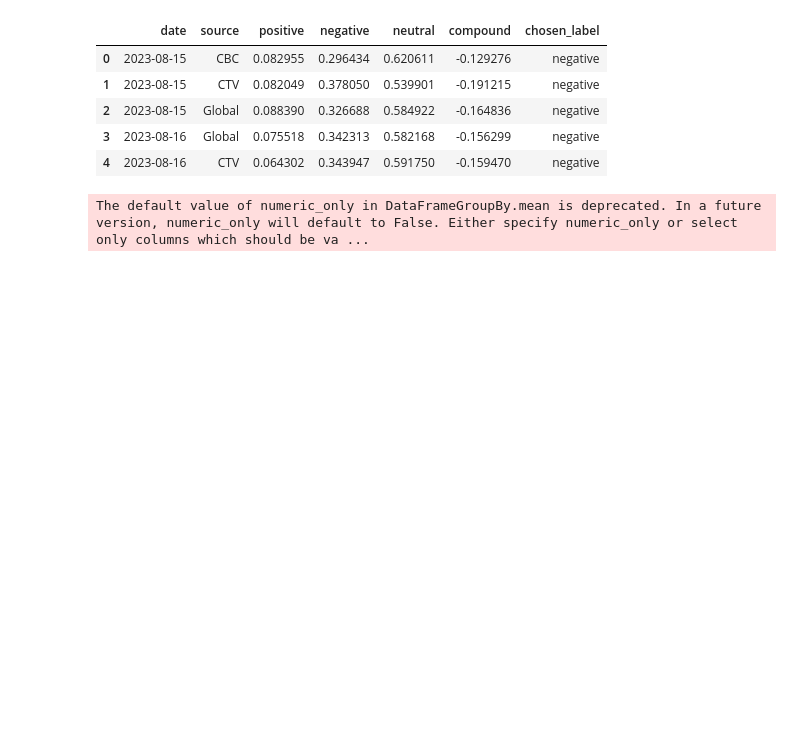
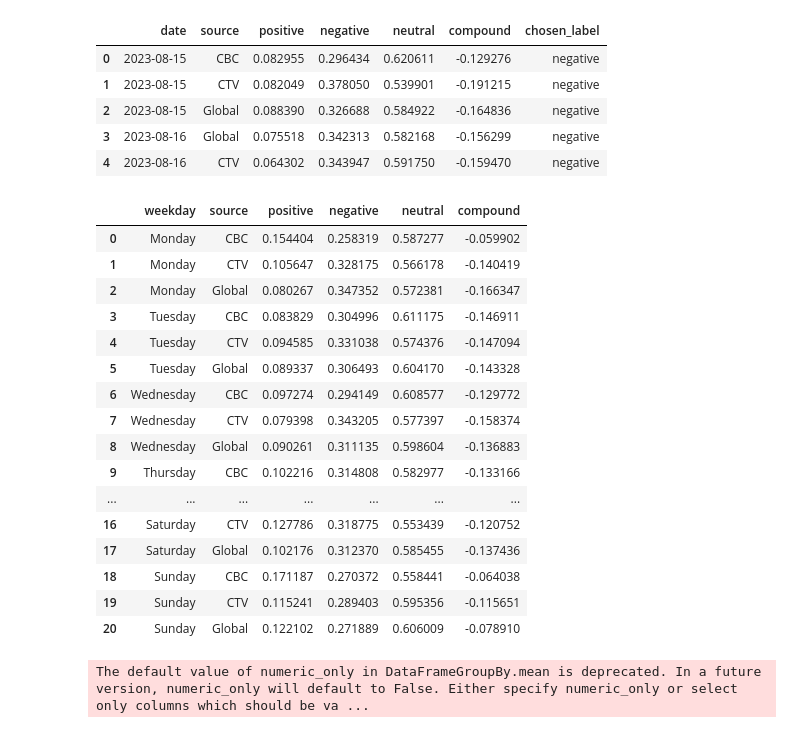
Before and after one commit to kmaurinjones/DailyNewsDriftCanada, a Jupyter notebook: notebooks/testing.ipynb, the cells around one changed output. Saved outputs shown, nothing was run; the diff lists cells and outputs as text; code cells hidden in the pictures; blank space fills up the shorter version.

```diff
--- a/notebooks/testing.ipynb
+++ b/notebooks/testing.ipynb
@@ -932,6 +932,26 @@ all_aggs_df.head()
 | 2 | 2023-08-15 | Global | 0.088390 | 0.326688 | 0.584922 | -0.164836 | negative |
 | 3 | 2023-08-16 | Global | 0.075518 | 0.342313 | 0.582168 | -0.156299 | negative |
 | 4 | 2023-08-16 | CTV | 0.064302 | 0.343947 | 0.591750 | -0.159470 | negative |
+# %%
+all_aggs_grouped
+# %% [output]
+|  | weekday | source | positive | negative | neutral | compound |
+| 0 | Monday | CBC | 0.154404 | 0.258319 | 0.587277 | -0.059902 |
+| 1 | Monday | CTV | 0.105647 | 0.328175 | 0.566178 | -0.140419 |
+| 2 | Monday | Global | 0.080267 | 0.347352 | 0.572381 | -0.166347 |
+| 3 | Tuesday | CBC | 0.083829 | 0.304996 | 0.611175 | -0.146911 |
+| 4 | Tuesday | CTV | 0.094585 | 0.331038 | 0.574376 | -0.147094 |
+| 5 | Tuesday | Global | 0.089337 | 0.306493 | 0.604170 | -0.143328 |
+| 6 | Wednesday | CBC | 0.097274 | 0.294149 | 0.608577 | -0.129772 |
+| 7 | Wednesday | CTV | 0.079398 | 0.343205 | 0.577397 | -0.158374 |
+| 8 | Wednesday | Global | 0.090261 | 0.311135 | 0.598604 | -0.136883 |
+| 9 | Thursday | CBC | 0.102216 | 0.314808 | 0.582977 | -0.133166 |
+| ... | ... | ... | ... | ... | ... | ... |
+| 16 | Saturday | CTV | 0.127786 | 0.318775 | 0.553439 | -0.120752 |
+| 17 | Saturday | Global | 0.102176 | 0.312370 | 0.585455 | -0.137436 |
+| 18 | Sunday | CBC | 0.171187 | 0.270372 | 0.558441 | -0.064038 |
+| 19 | Sunday | CTV | 0.115241 | 0.289403 | 0.595356 | -0.115651 |
+| 20 | Sunday | Global | 0.122102 | 0.271889 | 0.606009 | -0.078910 |
 # %%
 import plotly.express as px
 
```
Also changed, not shown: 1 other file.
